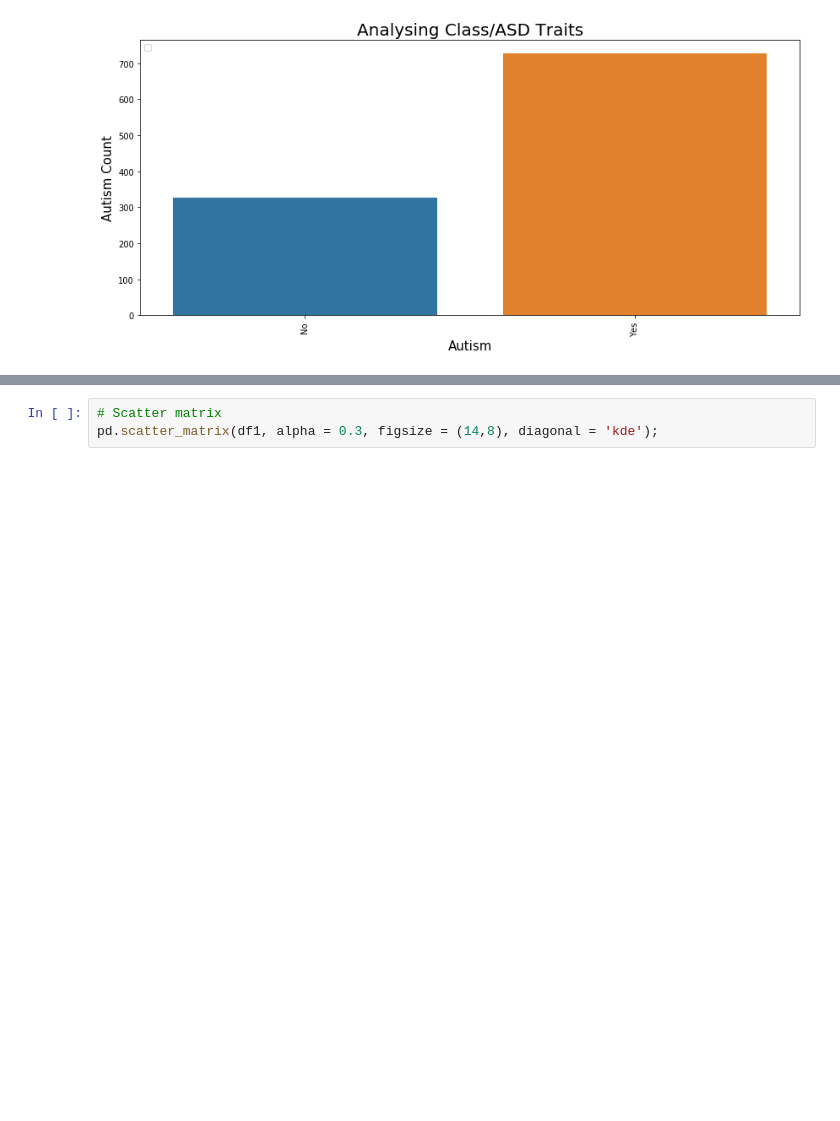
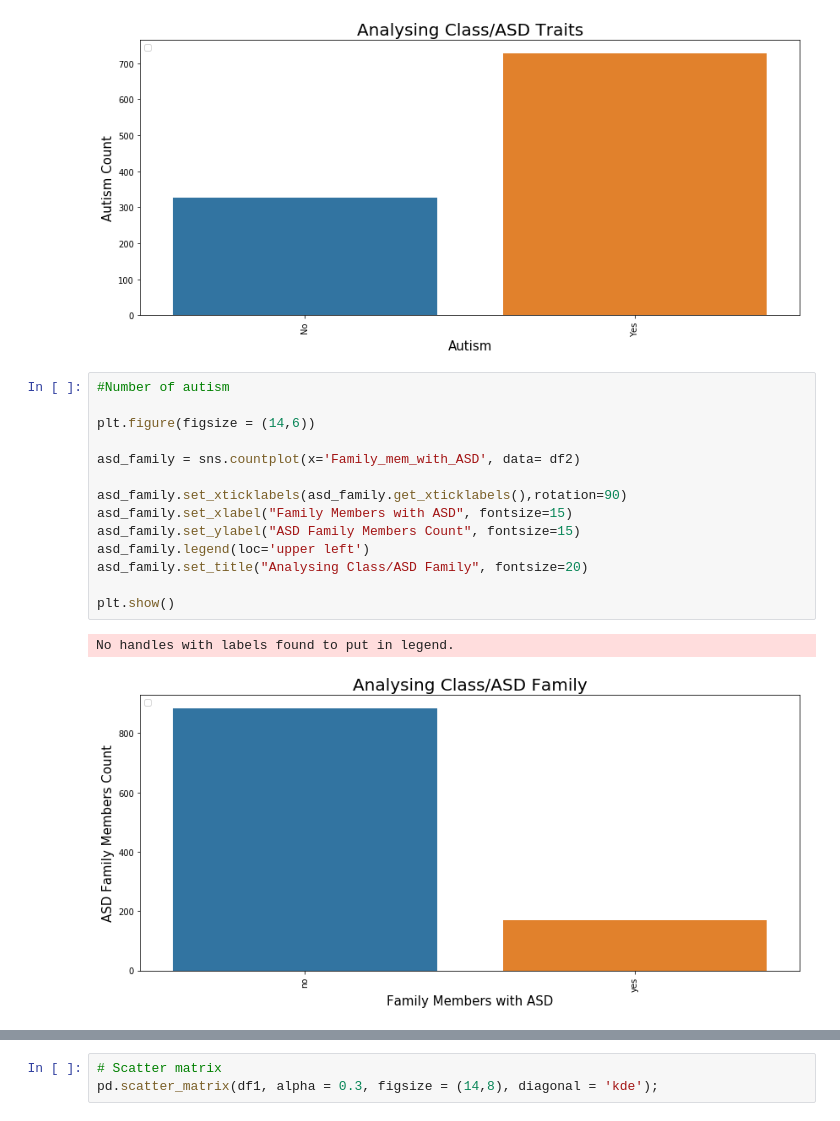
Before and after one commit to Silas-Asamoah/autism, a Jupyter notebook: Untitled.ipynb, the cells around one changed output, grey strips where cells are left out. Cells and saved outputs as stored; diff of their text form; blank space fills up the shorter version.

Commit message:
model and full data analysis

```diff
--- a/Untitled.ipynb
+++ b/Untitled.ipynb
@@ -186,3 +186,20 @@ plt.show()
 # %% [output]
 No handles with labels found to put in legend.
 [figure]
+# %%
+#Number of autism
+
+plt.figure(figsize = (14,6))
+
+asd_family = sns.countplot(x='Family_mem_with_ASD', data= df2)
+
+asd_family.set_xticklabels(asd_family.get_xticklabels(),rotation=90)
+asd_family.set_xlabel("Family Members with ASD", fontsize=15)
+asd_family.set_ylabel("ASD Family Members Count", fontsize=15)
+asd_family.legend(loc='upper left')
+asd_family.set_title("Analysing Class/ASD Family", fontsize=20)
+
+plt.show()
+# %% [output]
+No handles with labels found to put in legend.
+[figure, added]
```
Also changed, not shown: parts of 26 cells of this notebook.
